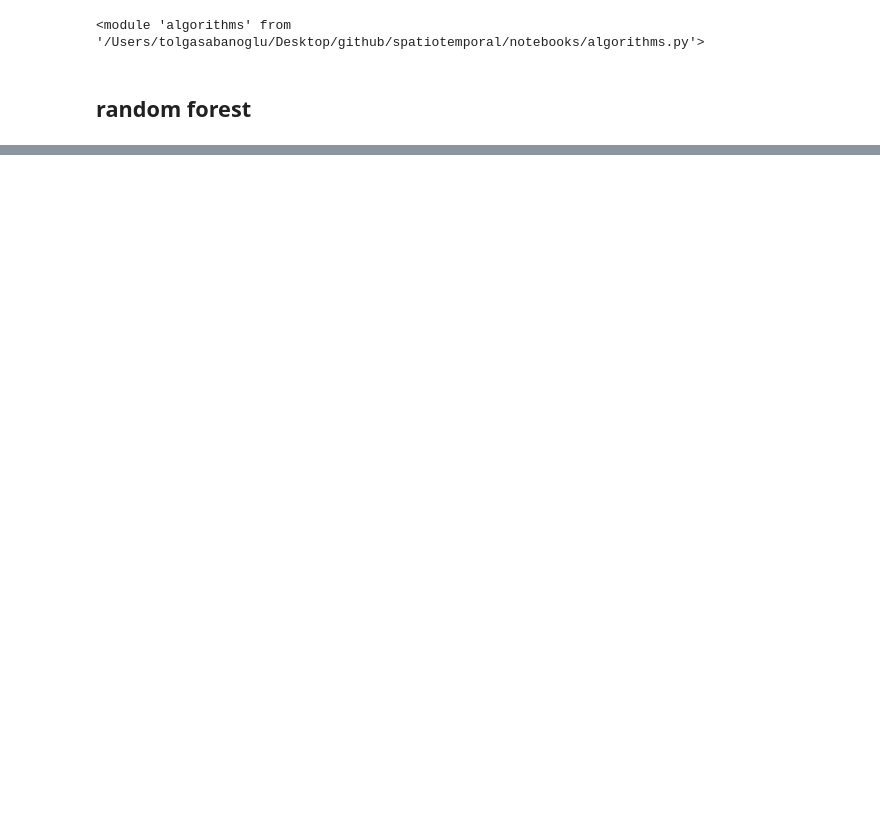
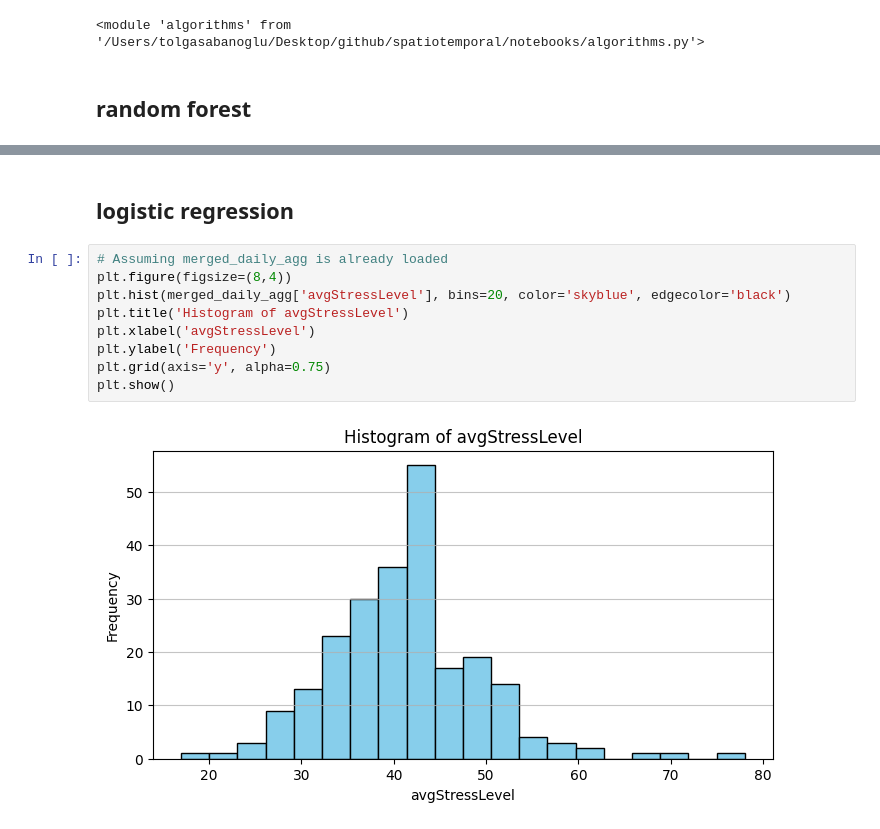
Before and after one commit to tolgasabanoglu/spatiotemporal, a Jupyter notebook: notebooks/analysis.ipynb, the cells around one changed output, grey strips where cells are left out. Saved outputs shown, nothing was run; the diff lists cells and outputs as text; blank space fills up the shorter version.

```diff
--- a/notebooks/analysis.ipynb
+++ b/notebooks/analysis.ipynb
@@ -505,0 +636,13 @@ print(rf_results["metrics"])
+# %% [markdown]
+## logistic regression
+# %%
+# Assuming merged_daily_agg is already loaded
+plt.figure(figsize=(8,4))
+plt.hist(merged_daily_agg['avgStressLevel'], bins=20, color='skyblue', edgecolor='black')
+plt.title('Histogram of avgStressLevel')
+plt.xlabel('avgStressLevel')
+plt.ylabel('Frequency')
+plt.grid(axis='y', alpha=0.75)
+plt.show()
+# %% [output]
+[figure, added]
```
Also changed, not shown: parts of 21 cells of this notebook, 1 other file.
